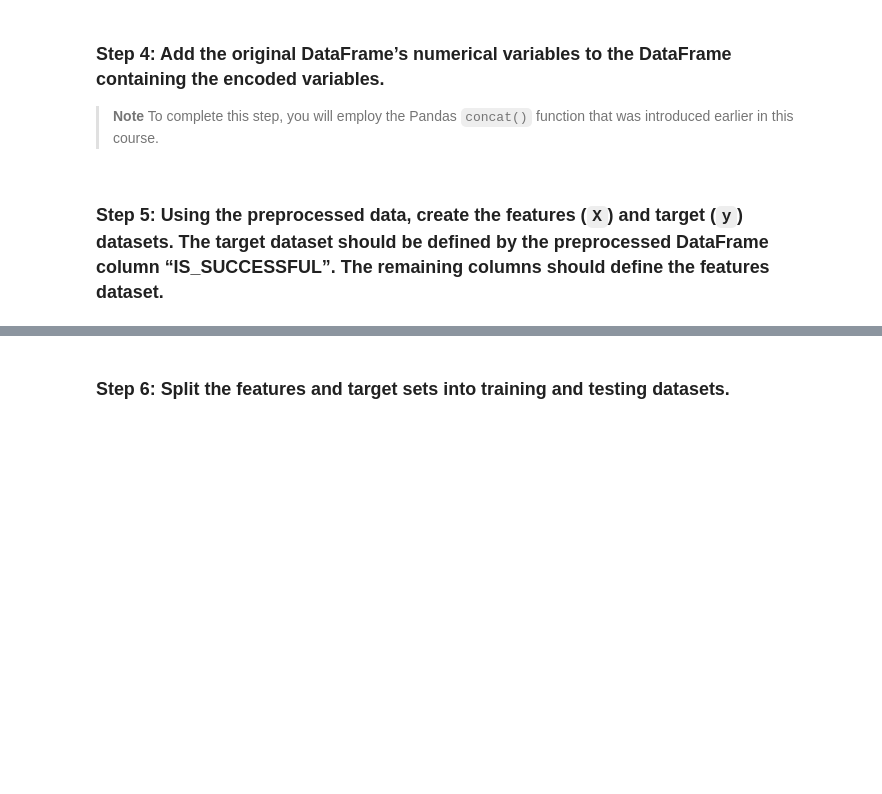
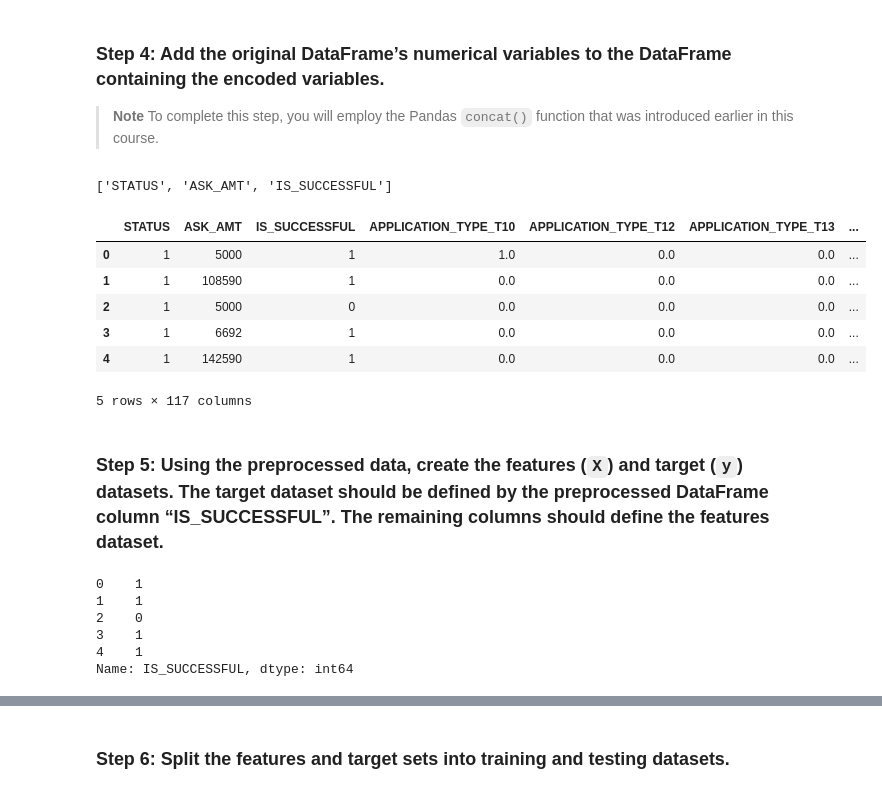
Before and after one commit to kimrodriguezFINTECH/CHALLENGE_13, a Jupyter notebook: venture_funding_with_deep_learning.ipynb, the cells around one changed output, grey strips where cells are left out. Saved outputs shown, nothing was run; the diff lists cells and outputs as text; code cells hidden in the pictures; blank space fills up the shorter version.

```diff
--- a/venture_funding_with_deep_learning.ipynb
+++ b/venture_funding_with_deep_learning.ipynb
@@ -149,12 +162,15 @@ categorical_variables = # YOUR CODE HERE
 # %%
 # Create a OneHotEncoder instance
-enc = # YOUR CODE HERE
+enc = OneHotEncoder(sparse_output=False)
 # %%
 # Encode the categorcal variables using OneHotEncoder
-encoded_data = # YOUR CODE HERE
+encoded_data = enc.fit_transform(applicant_data_df[categorical_variables])
 # %%
 # Create a DataFrame with the encoded variables
-encoded_df = # YOUR CODE HERE
+encoded_df = pd.DataFrame(
+    encoded_data,
+    columns=enc.get_feature_names_out(categorical_variables)
+)
 
 # Review the DataFrame
-# YOUR CODE HERE
+encoded_df.head()
@@ -162,19 +186,40 @@ encoded_df = # YOUR CODE HERE
 ### Step 4: Add the original DataFrame’s numerical variables to the DataFrame containing the encoded variables.
 
 > **Note** To complete this step, you will employ the Pandas `concat()` function that was introduced earlier in this course.
+# %%
+non_categorical_variables = list(applicant_data_df.dtypes[applicant_data_df.dtypes!='object'].index)
+non_categorical_variables
+# %% [output]
+['STATUS', 'ASK_AMT', 'IS_SUCCESSFUL']
 # %%
 # Add the numerical variables from the original DataFrame to the one-hot encoding DataFrame
-encoded_df = # YOUR CODE HERE
+encoded_df = pd.concat([applicant_data_df[non_categorical_variables], encoded_df], axis=1)
 
-# Review the Dataframe
-# YOUR CODE HERE
+
+# Review the DataFrame
+encoded_df.head()
+# %% [output]
+|  | STATUS | ASK_AMT | IS_SUCCESSFUL | APPLICATION_TYPE_T10 | APPLICATION_TYPE_T12 | APPLICATION_TYPE_T13 | ... |
+| 0 | 1 | 5000 | 1 | 1.0 | 0.0 | 0.0 | ... |
+| 1 | 1 | 108590 | 1 | 0.0 | 0.0 | 0.0 | ... |
+| 2 | 1 | 5000 | 0 | 0.0 | 0.0 | 0.0 | ... |
+| 3 | 1 | 6692 | 1 | 0.0 | 0.0 | 0.0 | ... |
+| 4 | 1 | 142590 | 1 | 0.0 | 0.0 | 0.0 | ... |
+5 rows × 117 columns
 # %% [markdown]
 ### Step 5: Using the preprocessed data, create the features (`X`) and target (`y`) datasets. The target dataset should be defined by the preprocessed DataFrame column “IS_SUCCESSFUL”. The remaining columns should define the features dataset.
 # %%
 # Define the target set y using the IS_SUCCESSFUL column
-y = # YOUR CODE HERE
+y = y = encoded_df['IS_SUCCESSFUL']
 
 # Display a sample of y
-# YOUR CODE HERE
+y.head()
+# %% [output]
+0    1
+1    1
+2    0
+3    1
+4    1
+Name: IS_SUCCESSFUL, dtype: int64
 # %%
 # Define features set X by selecting all columns but IS_SUCCESSFUL
```
Also changed, not shown: parts of 50 cells of this notebook, 5 other files.
